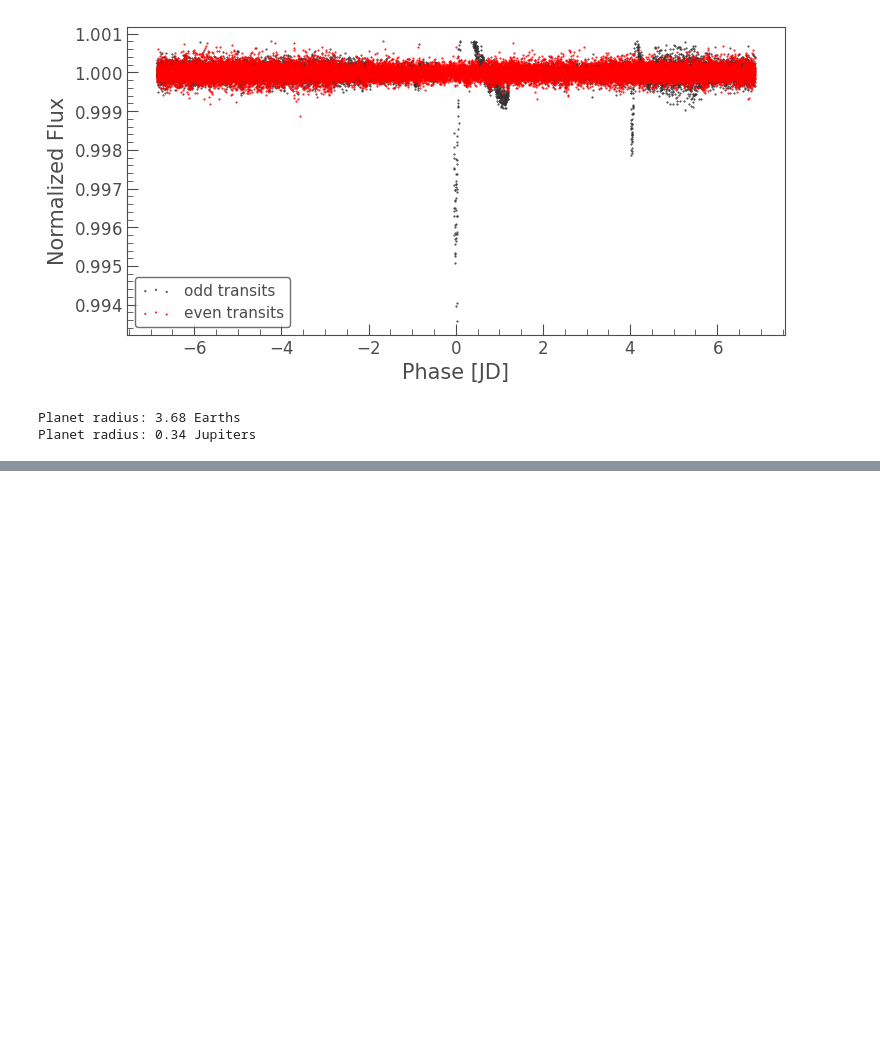
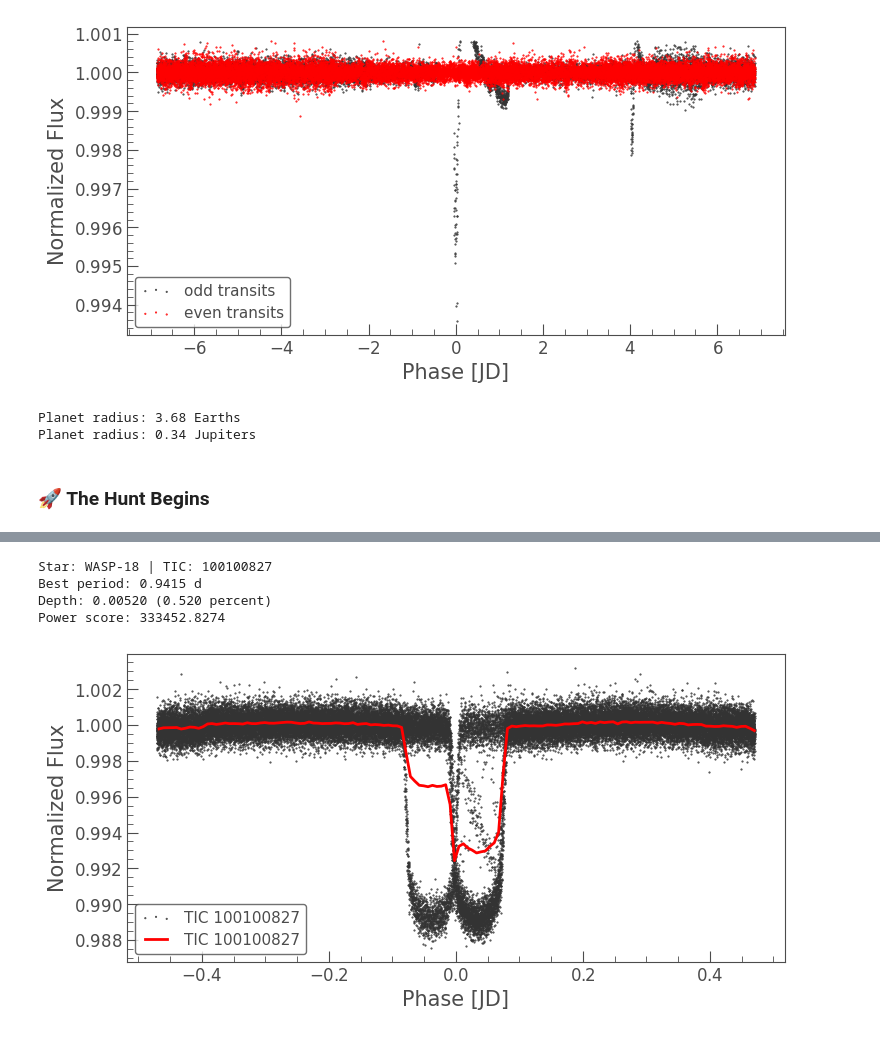
Before and after one commit to asharali2503/Exoplanet-discovery-analysis, a Jupyter notebook: exoplanet_hunt.ipynb, the cells around one changed output, grey strips where cells are left out. Saved outputs shown, nothing was run; the diff lists cells and outputs as text; code cells hidden in the pictures; blank space fills up the shorter version.

```diff
--- a/exoplanet_hunt.ipynb
+++ b/exoplanet_hunt.ipynb
@@ -133,3 +133,8 @@ print(f"Planet radius: {planet_radius_suns * 9.95:.2f} Jupiters")
 # %% [output]
 Planet radius: 3.68 Earths
 Planet radius: 0.34 Jupiters
+# %% [markdown]
+### 🚀 The Hunt Begins
+# %%
+hunt("WASP-18")
+# %% [output]
@@ -135,0 +143,5 @@ Planet radius: 0.34 Jupiters
+Star: WASP-18 | TIC: 100100827
+Best period: 0.9415 d
+Depth: 0.00520 (0.520 percent)
+Power score: 333452.8274
+[figure, added]
```
Also changed, not shown: parts of 4 cells of this notebook.
